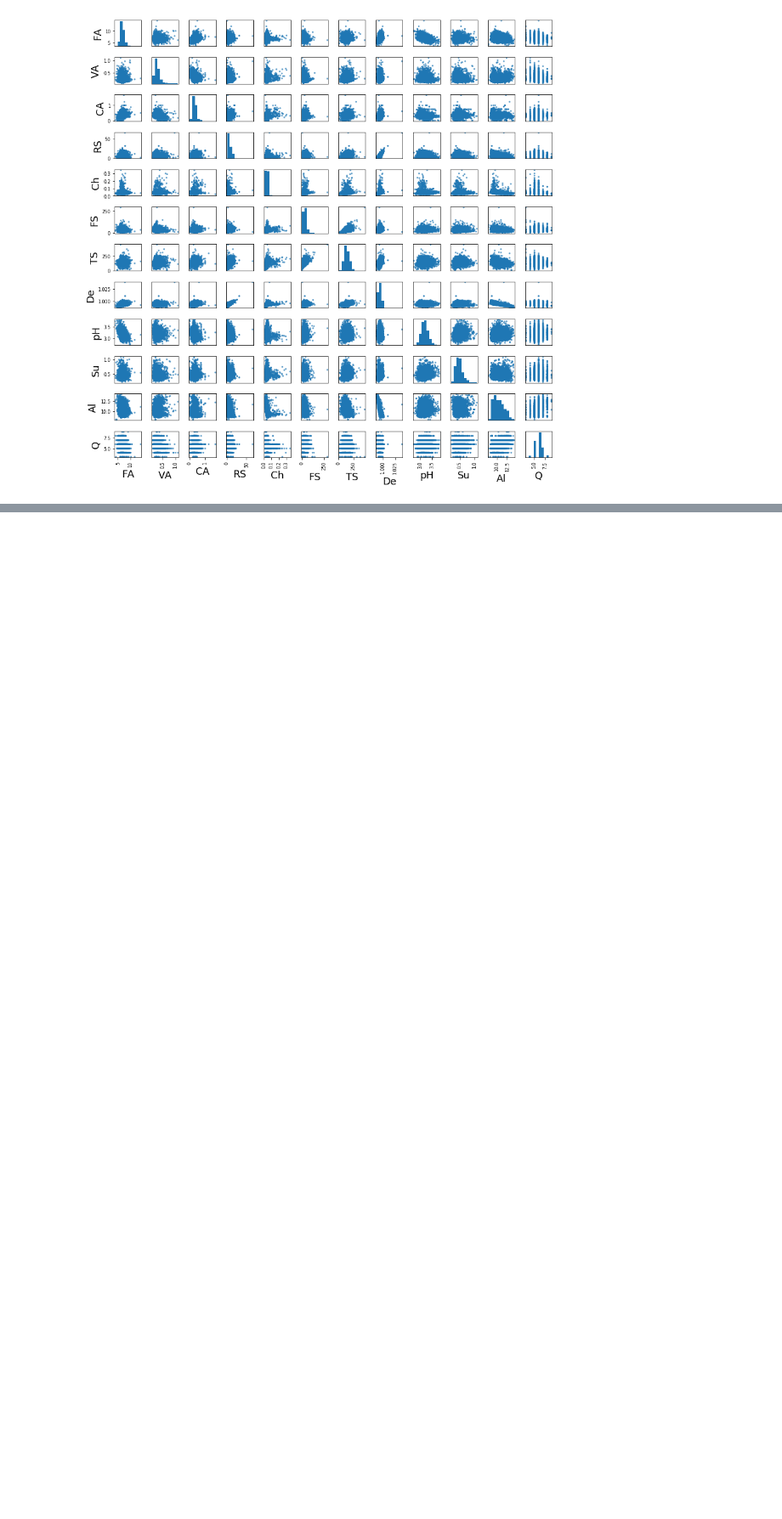
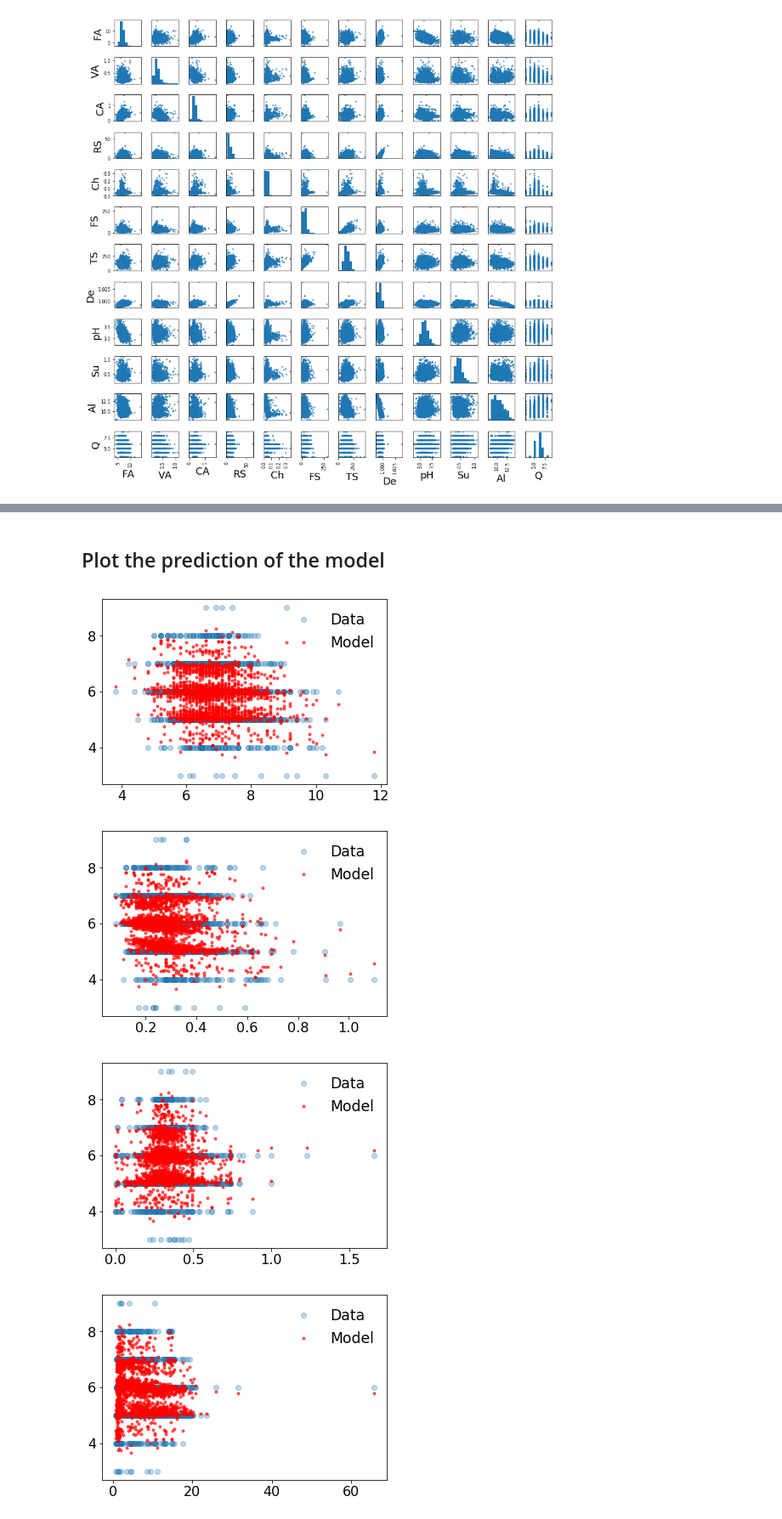
Before and after one commit to rmadar/ExamplesWithPython, a Jupyter notebook: NotebookExamples/WineQualityAnalysis.ipynb, the cells around one changed output, grey strips where cells are left out. Shown: that part at 85% size. Drawn from its saved outputs; the diff is of its cells as text; code cells hidden in the pictures; blank space fills up the shorter version.

```diff
--- a/NotebookExamples/WineQualityAnalysis.ipynb
+++ b/NotebookExamples/WineQualityAnalysis.ipynb
@@ -79,0 +133,17 @@ plt.legend()
+# %% [markdown]
+## Plot the prediction of the model
+# %%
+ymodel=rf_regre.predict(trainX)
+y=trainY
+
+for varname in trainX.columns:
+    x=trainX[varname]
+    plt.subplots()
+    plt.plot(x,y,'o',alpha=0.3, label='Data')
+    plt.plot(x,ymodel,'r.',alpha=0.6,label='Model')
+    plt.legend()
+# %% [output]
+[figure, added]
+[figure, added]
+[figure, added]
+[figure, added]
```
Also changed, not shown: parts of 14 cells of this notebook.
